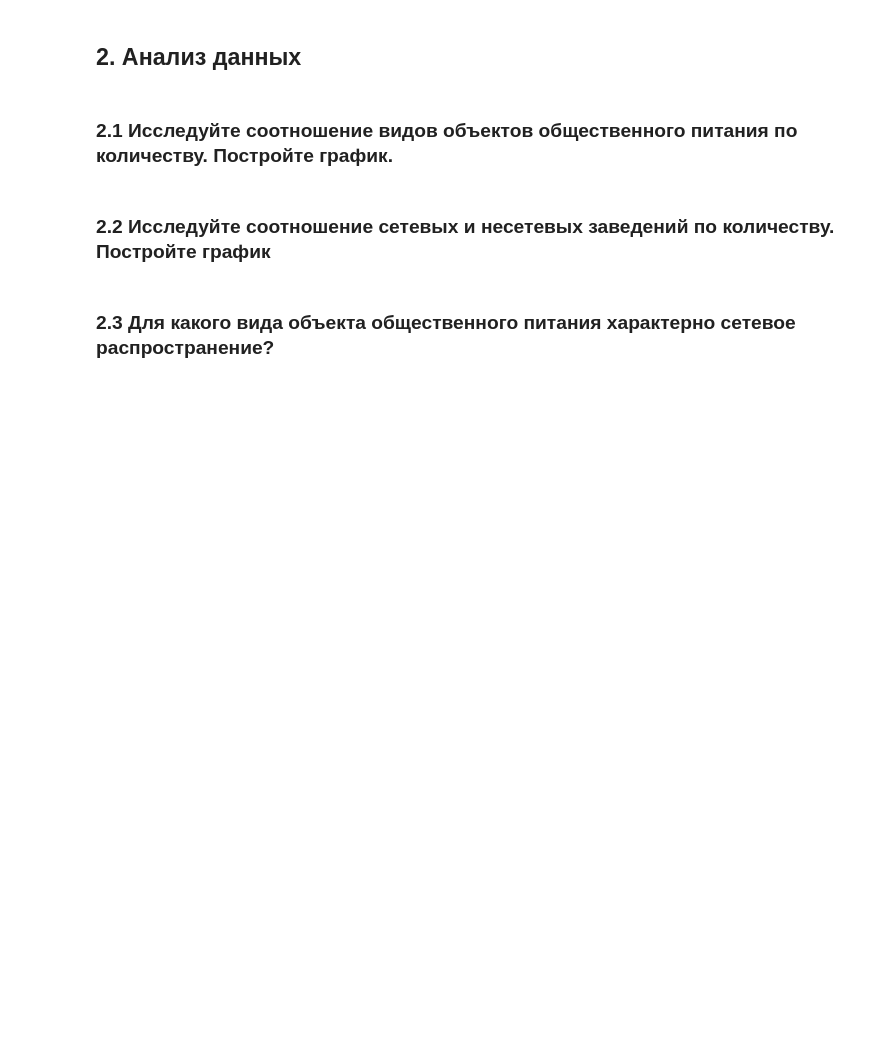
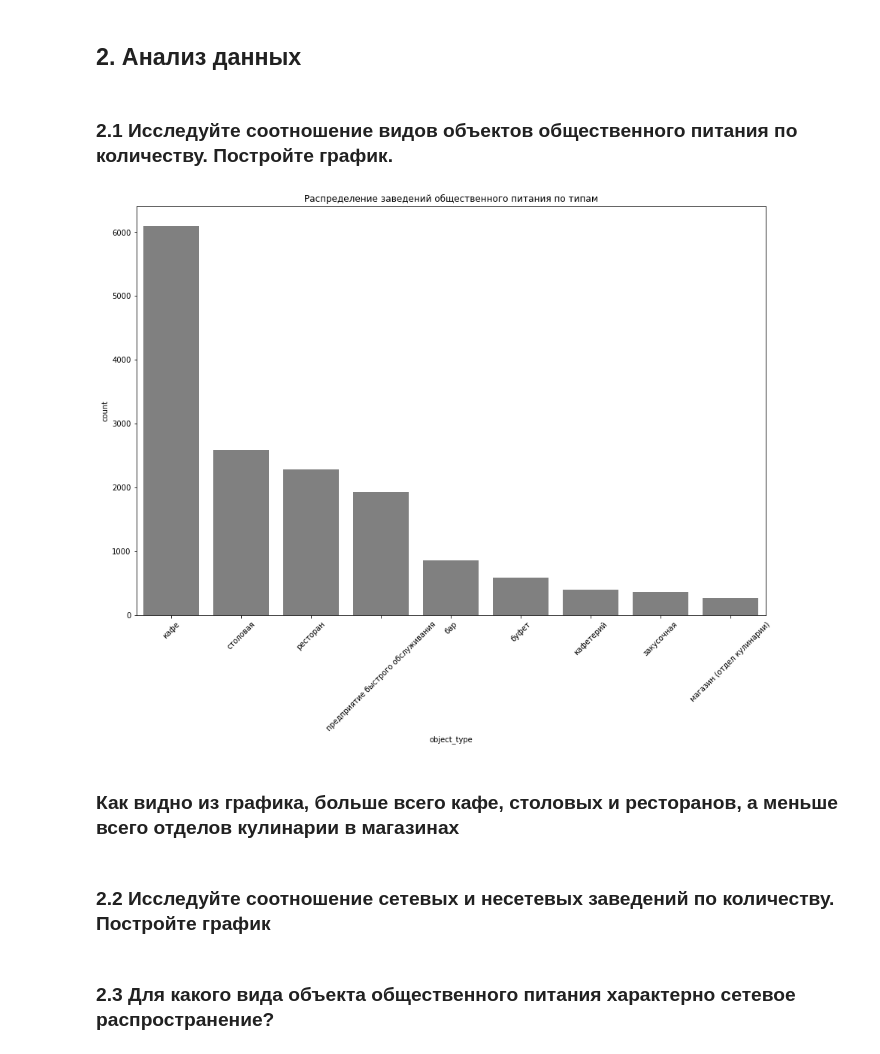
Before and after one commit to kbzunder/Yandex_Practicum_Projects, a Jupyter notebook: project_14_visualization.ipynb, the cells around one changed output. Cells and saved outputs as stored; diff of their text form; code cells hidden in the pictures; blank space fills up the shorter version.

```diff
--- a/project_14_visualization.ipynb
+++ b/project_14_visualization.ipynb
@@ -72,6 +76,19 @@ ProfileReport(data)
 # %% [markdown]
 <a id="three-one"></a>
 ### 2.1 Исследуйте соотношение видов объектов общественного питания по количеству. Постройте график.
+# %%
+plt.figure(figsize=(15,10))
+sns.barplot(x='object_type',y='count', data=data.groupby('object_type',as_index=False)\
+    .agg({'id':'count'})\
+    .rename(columns={'id':'count'})\
+    .sort_values(by='count', ascending=False), color = 'grey')
+plt.title('Распределение заведений общественного питания по типам')
+plt.xticks(rotation=45)
+plt.show()
+# %% [output]
+[figure, added]
+# %% [markdown]
+### Как видно из графика, больше всего кафе, столовых и ресторанов, а меньше всего отделов кулинарии в магазинах
 # %% [markdown]
 <a id="three-two"></a>
 ### 2.2 Исследуйте соотношение сетевых и несетевых заведений по количеству. Постройте график
```
Also changed, not shown: parts of 3 cells of this notebook.
